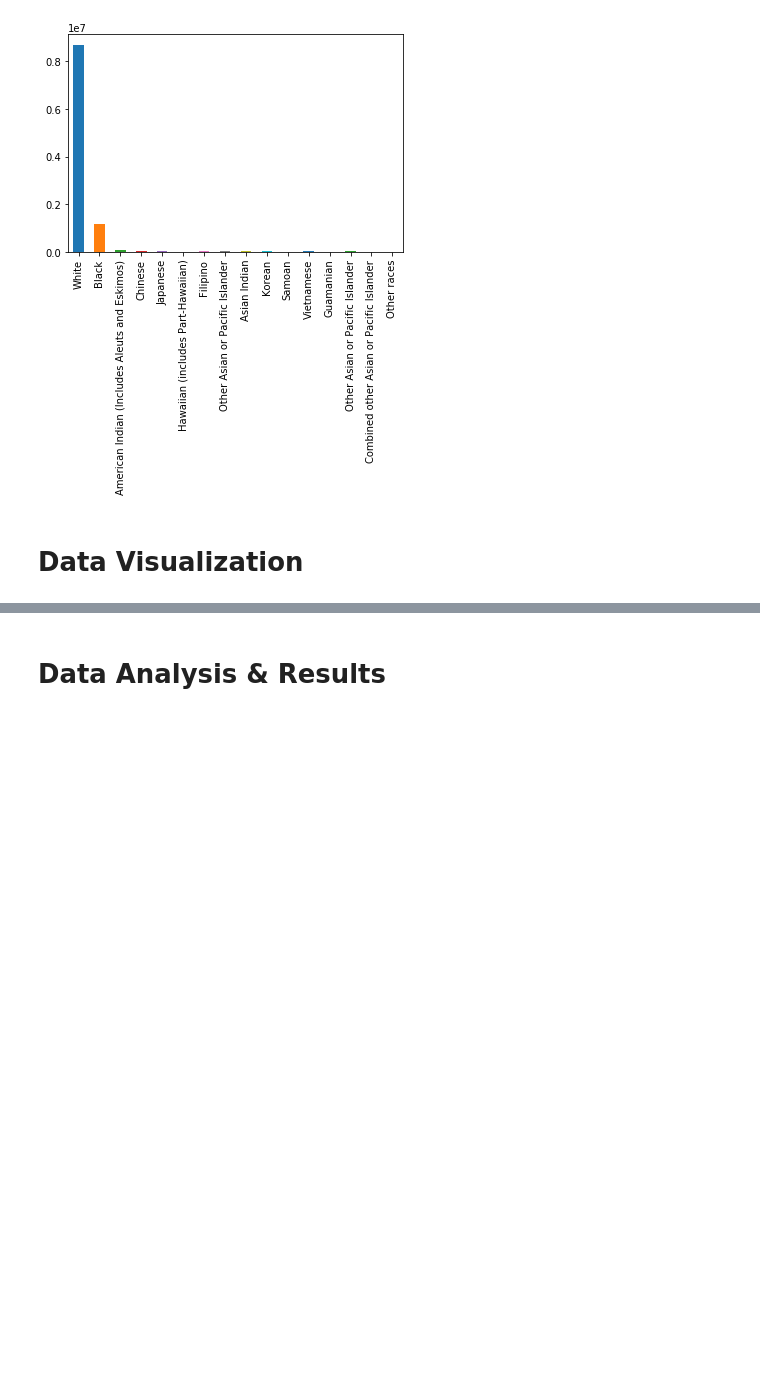
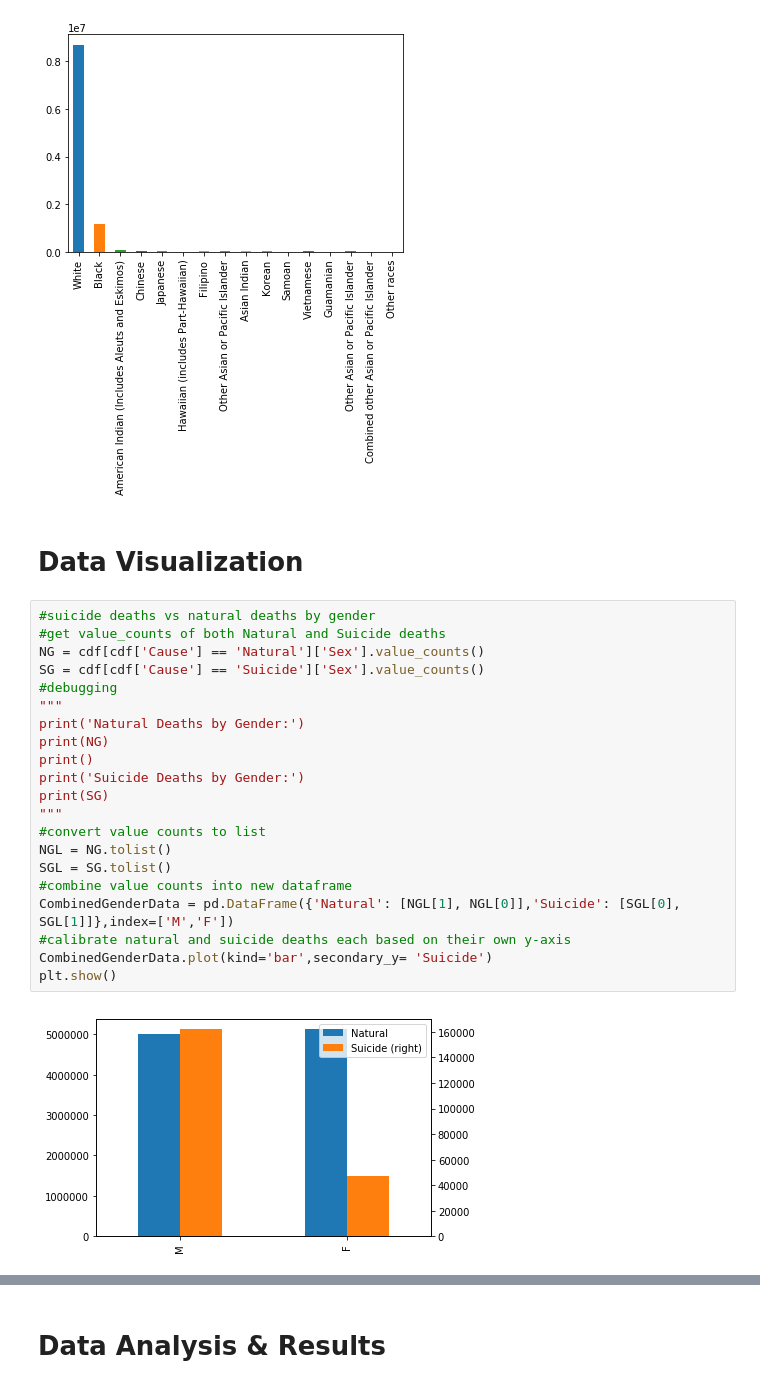
Before and after one commit to WeilunY/COGS108_Project, a Jupyter notebook: FinalProject.ipynb, the cells around one changed output, grey strips where cells are left out. Saved outputs shown, nothing was run; the diff lists cells and outputs as text; blank space fills up the shorter version.

Commit message:
added some visualizations

```diff
--- a/FinalProject.ipynb
+++ b/FinalProject.ipynb
@@ -476,3 +419,26 @@ plt.show()
 [figure]
 # %% [markdown]
 # Data Visualization
+# %%
+#suicide deaths vs natural deaths by gender
+#get value_counts of both Natural and Suicide deaths
+NG = cdf[cdf['Cause'] == 'Natural']['Sex'].value_counts()
+SG = cdf[cdf['Cause'] == 'Suicide']['Sex'].value_counts()
+#debugging
+"""
+print('Natural Deaths by Gender:')
+print(NG)
+print()
+print('Suicide Deaths by Gender:')
+print(SG)
+"""
+#convert value counts to list
+NGL = NG.tolist()
+SGL = SG.tolist()
+#combine value counts into new dataframe
+CombinedGenderData = pd.DataFrame({'Natural': [NGL[1], NGL[0]],'Suicide': [SGL[0], SGL[1]]},index=['M','F'])
+#calibrate natural and suicide deaths each based on their own y-axis
+CombinedGenderData.plot(kind='bar',secondary_y= 'Suicide')
+plt.show()
+# %% [output]
+[figure, added]
```
Also changed, not shown: parts of 8 cells of this notebook.
